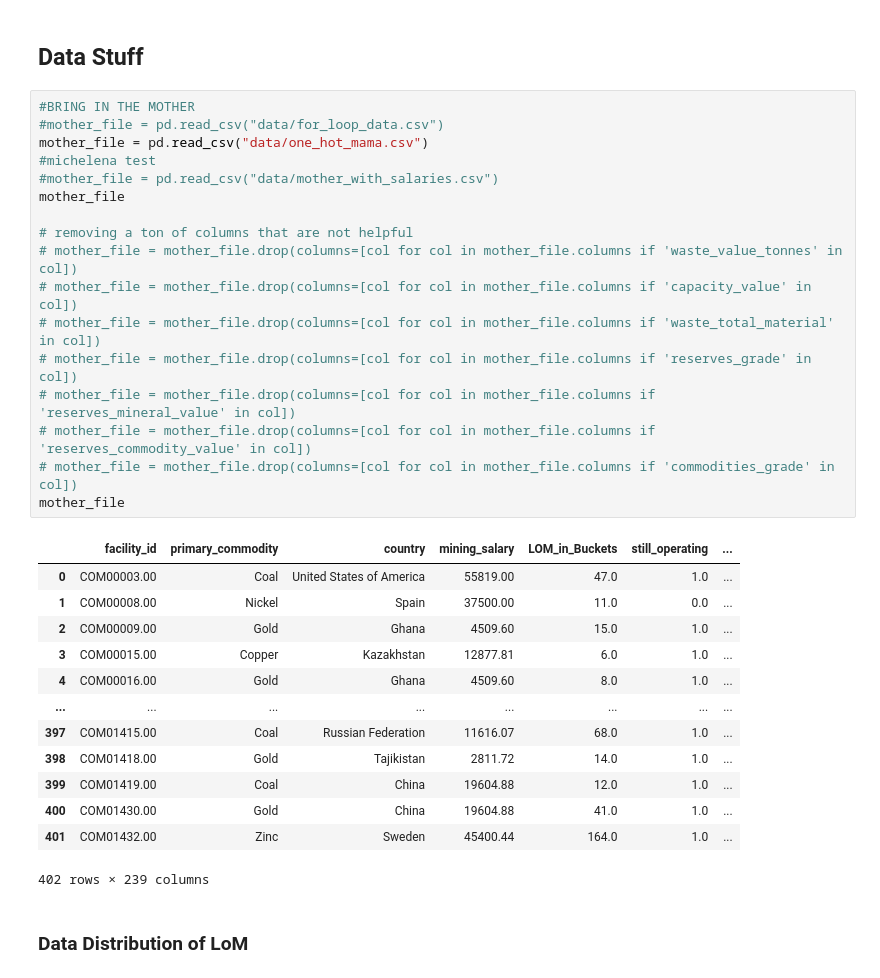
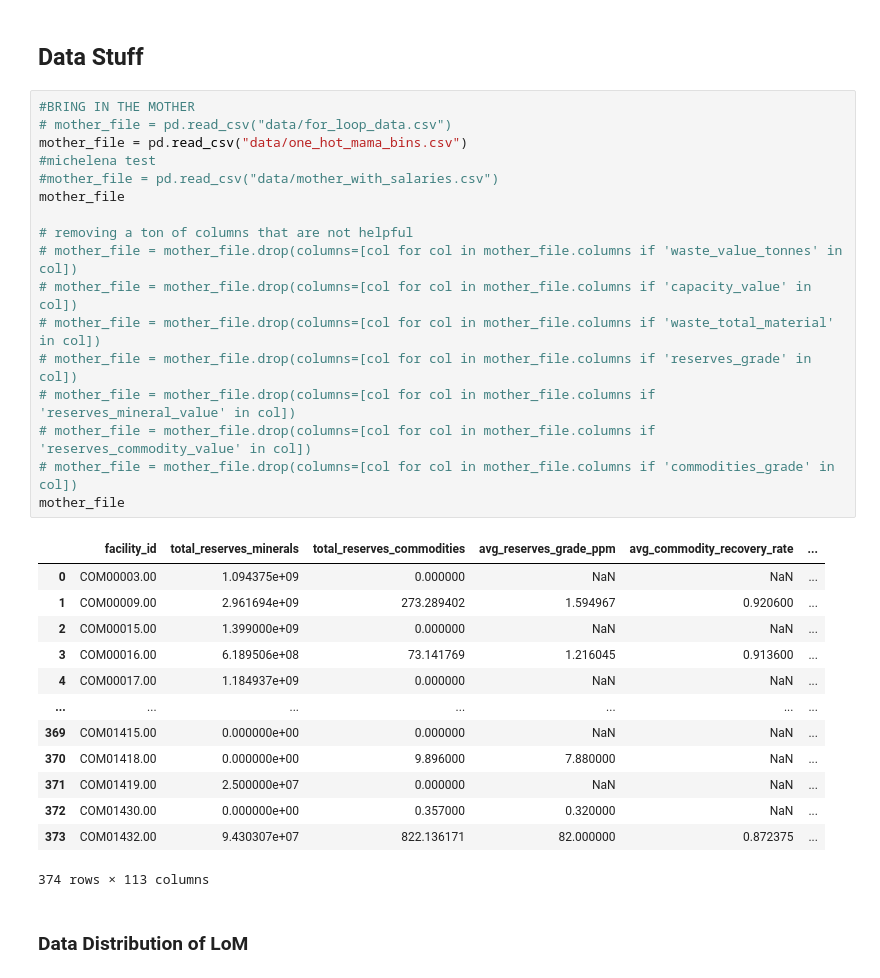
Before and after one commit to morourk6/1.C51-Final-Project, a Jupyter notebook: rf_bins.ipynb, the cells around one changed output. Saved outputs shown, nothing was run; the diff lists cells and outputs as text.

```diff
--- a/rf_bins.ipynb
+++ b/rf_bins.ipynb
@@ -25,35 +23,35 @@ Requirement already satisfied: graphviz in ./.venv1/lib/python3.12/site-packages
 ## Data Stuff
 # %%
 #BRING IN THE MOTHER
-#mother_file = pd.read_csv("data/for_loop_data.csv")
-mother_file = pd.read_csv("data/one_hot_mama.csv")
+# mother_file = pd.read_csv("data/for_loop_data.csv")
+mother_file = pd.read_csv("data/one_hot_mama_bins.csv")
 #michelena test
 #mother_file = pd.read_csv("data/mother_with_salaries.csv")
 mother_file
 
 # removing a ton of columns that are not helpful
 # mother_file = mother_file.drop(columns=[col for col in mother_file.columns if 'waste_value_tonnes' in col])
 # mother_file = mother_file.drop(columns=[col for col in mother_file.columns if 'capacity_value' in col])
 # mother_file = mother_file.drop(columns=[col for col in mother_file.columns if 'waste_total_material' in col])
 # mother_file = mother_file.drop(columns=[col for col in mother_file.columns if 'reserves_grade' in col])
 # mother_file = mother_file.drop(columns=[col for col in mother_file.columns if 'reserves_mineral_value' in col])
 # mother_file = mother_file.drop(columns=[col for col in mother_file.columns if 'reserves_commodity_value' in col])
 # mother_file = mother_file.drop(columns=[col for col in mother_file.columns if 'commodities_grade' in col])
 mother_file
 # %% [output]
-|  | facility_id | primary_commodity | country | mining_salary | LOM_in_Buckets | still_operating | ... |
-| 0 | COM00003.00 | Coal | United States of America | 55819.00 | 47.0 | 1.0 | ... |
-| 1 | COM00008.00 | Nickel | Spain | 37500.00 | 11.0 | 0.0 | ... |
-| 2 | COM00009.00 | Gold | Ghana | 4509.60 | 15.0 | 1.0 | ... |
-| 3 | COM00015.00 | Copper | Kazakhstan | 12877.81 | 6.0 | 1.0 | ... |
-| 4 | COM00016.00 | Gold | Ghana | 4509.60 | 8.0 | 1.0 | ... |
-| ... | ... | ... | ... | ... | ... | ... | ... |
-| 397 | COM01415.00 | Coal | Russian Federation | 11616.07 | 68.0 | 1.0 | ... |
-| 398 | COM01418.00 | Gold | Tajikistan | 2811.72 | 14.0 | 1.0 | ... |
-| 399 | COM01419.00 | Coal | China | 19604.88 | 12.0 | 1.0 | ... |
-| 400 | COM01430.00 | Gold | China | 19604.88 | 41.0 | 1.0 | ... |
-| 401 | COM01432.00 | Zinc | Sweden | 45400.44 | 164.0 | 1.0 | ... |
+|  | facility_id | total_reserves_minerals | total_reserves_commodities | avg_reserves_grade_ppm | avg_commodity_recovery_rate | ... |
+| 0 | COM00003.00 | 1.094375e+09 | 0.000000 | NaN | NaN | ... |
+| 1 | COM00009.00 | 2.961694e+09 | 273.289402 | 1.594967 | 0.920600 | ... |
+| 2 | COM00015.00 | 1.399000e+09 | 0.000000 | NaN | NaN | ... |
+| 3 | COM00016.00 | 6.189506e+08 | 73.141769 | 1.216045 | 0.913600 | ... |
+| 4 | COM00017.00 | 1.184937e+09 | 0.000000 | NaN | NaN | ... |
+| ... | ... | ... | ... | ... | ... | ... |
+| 369 | COM01415.00 | 0.000000e+00 | 0.000000 | NaN | NaN | ... |
+| 370 | COM01418.00 | 0.000000e+00 | 9.896000 | 7.880000 | NaN | ... |
+| 371 | COM01419.00 | 2.500000e+07 | 0.000000 | NaN | NaN | ... |
+| 372 | COM01430.00 | 0.000000e+00 | 0.357000 | 0.320000 | NaN | ... |
+| 373 | COM01432.00 | 9.430307e+07 | 822.136171 | 82.000000 | 0.872375 | ... |
-402 rows × 239 columns
+374 rows × 113 columns
 # %% [markdown]
 ### Data Distribution of LoM
 # %%
```
Also changed, not shown: parts of 23 cells of this notebook, 3 other files.
